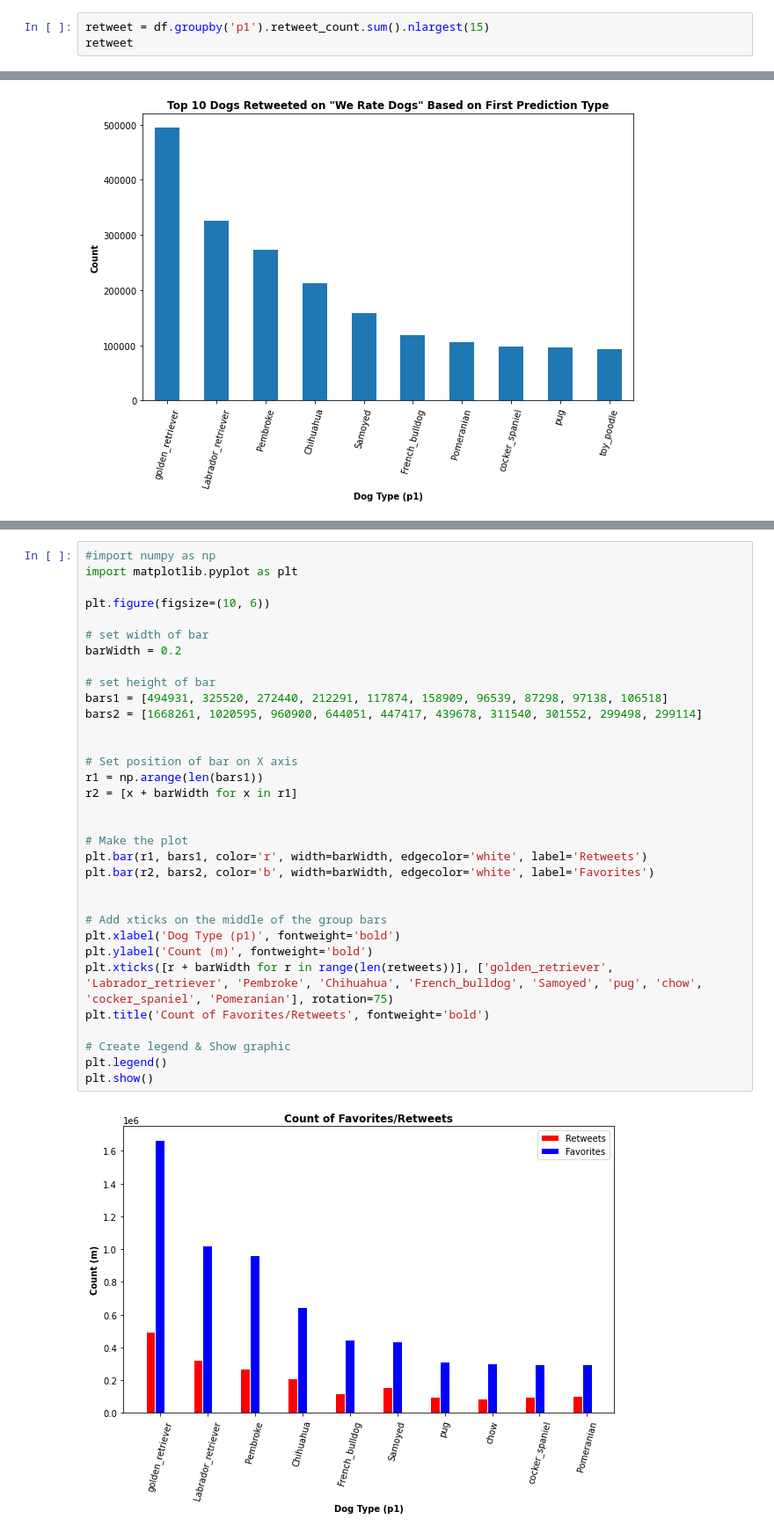
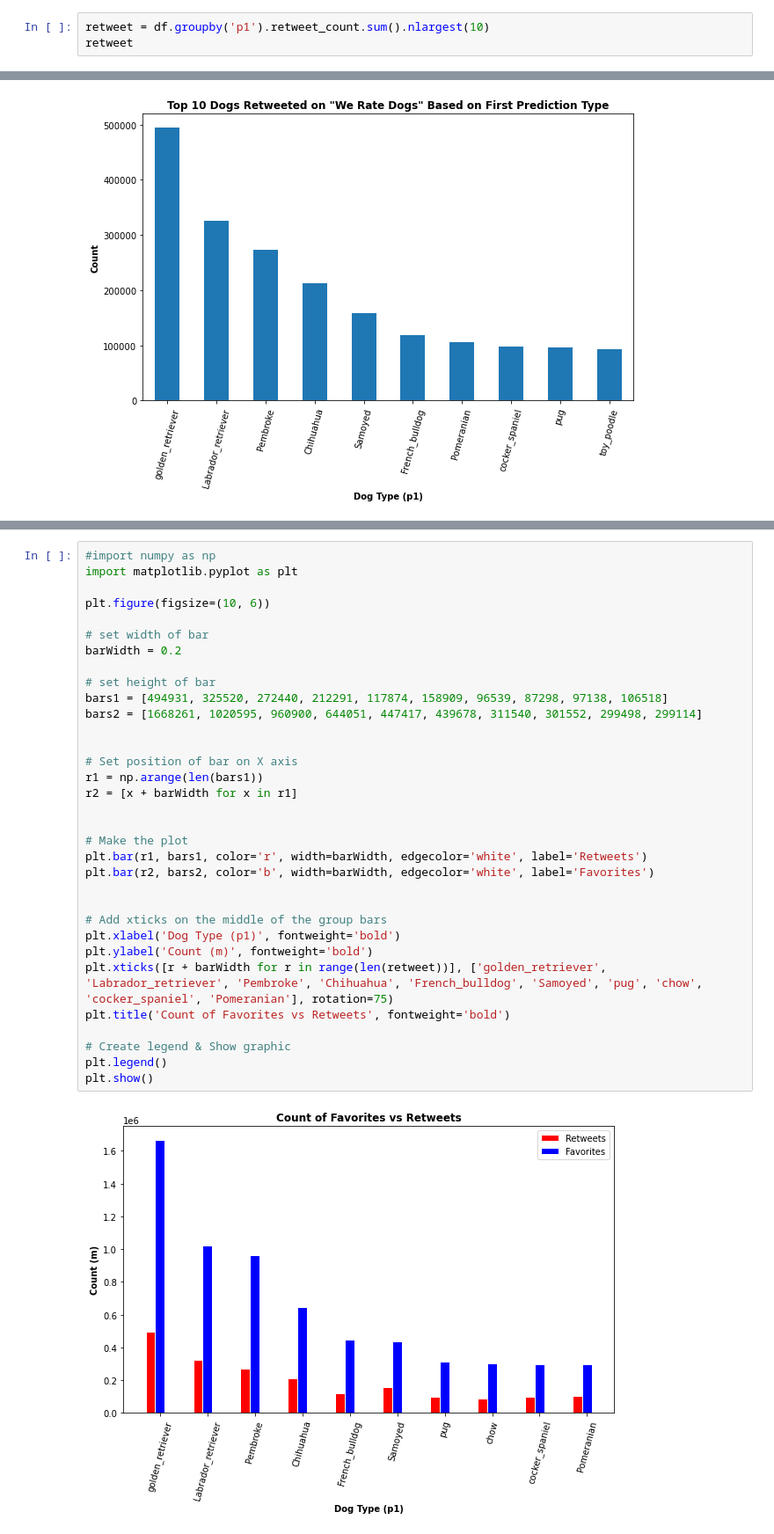
Before and after one commit to hdbedwell/data_wrangling_twitter_we_rate_dogs, a Jupyter notebook: wrangle_act.ipynb, the cells around one changed output, grey strips where cells are left out. Shown at 88% size. Saved outputs shown, nothing was run; the diff lists cells and outputs as text.

```diff
--- a/wrangle_act.ipynb
+++ b/wrangle_act.ipynb
@@ -1103,5 +1051,5 @@ plt.show()
 # %%
-retweet = df.groupby('p1').retweet_count.sum().nlargest(15)
+retweet = df.groupby('p1').retweet_count.sum().nlargest(10)
 retweet
 # %% [output]
 p1
@@ -1145,33 +1090,33 @@ plt.show()
 import matplotlib.pyplot as plt
 
 plt.figure(figsize=(10, 6))
 
 # set width of bar
 barWidth = 0.2
 
 # set height of bar
 bars1 = [494931, 325520, 272440, 212291, 117874, 158909, 96539, 87298, 97138, 106518]
 bars2 = [1668261, 1020595, 960900, 644051, 447417, 439678, 311540, 301552, 299498, 299114]
 
 
 # Set position of bar on X axis
 r1 = np.arange(len(bars1))
 r2 = [x + barWidth for x in r1]
 
 
 # Make the plot
 plt.bar(r1, bars1, color='r', width=barWidth, edgecolor='white', label='Retweets')
 plt.bar(r2, bars2, color='b', width=barWidth, edgecolor='white', label='Favorites')
 
 
 # Add xticks on the middle of the group bars
 plt.xlabel('Dog Type (p1)', fontweight='bold')
 plt.ylabel('Count (m)', fontweight='bold')
-plt.xticks([r + barWidth for r in range(len(retweets))], ['golden_retriever', 'Labrador_retriever', 'Pembroke', 'Chihuahua', 'French_bulldog', 'Samoyed', 'pug', 'chow', 'cocker_spaniel', 'Pomeranian'], rotation=75)
-plt.title('Count of Favorites/Retweets', fontweight='bold')
+plt.xticks([r + barWidth for r in range(len(retweet))], ['golden_retriever', 'Labrador_retriever', 'Pembroke', 'Chihuahua', 'French_bulldog', 'Samoyed', 'pug', 'chow', 'cocker_spaniel', 'Pomeranian'], rotation=75)
+plt.title('Count of Favorites vs Retweets', fontweight='bold')
 
 # Create legend & Show graphic
 plt.legend()
 plt.show()
 # %% [output]
-[figure, old version]
+[figure, new version]
```
Also changed, not shown: parts of 15 cells of this notebook.
